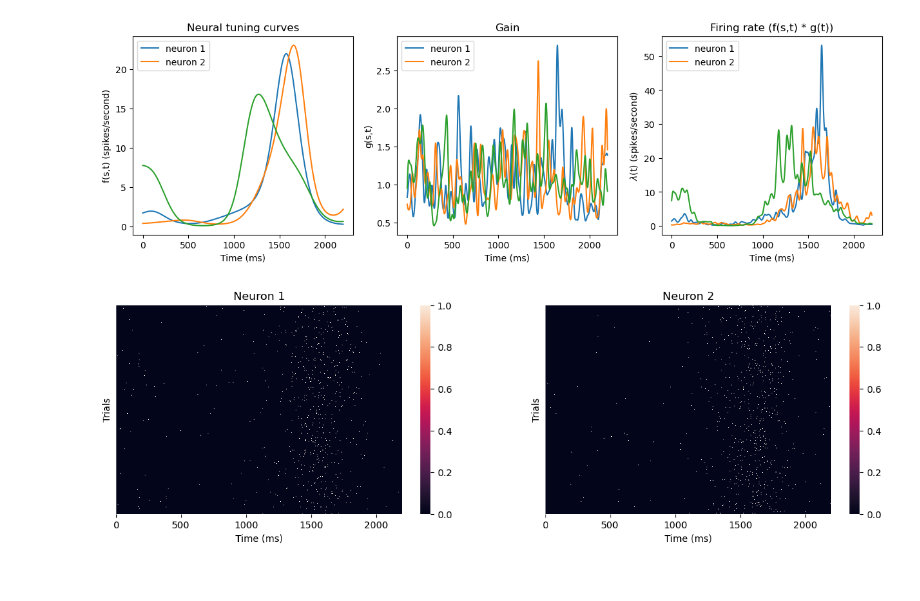
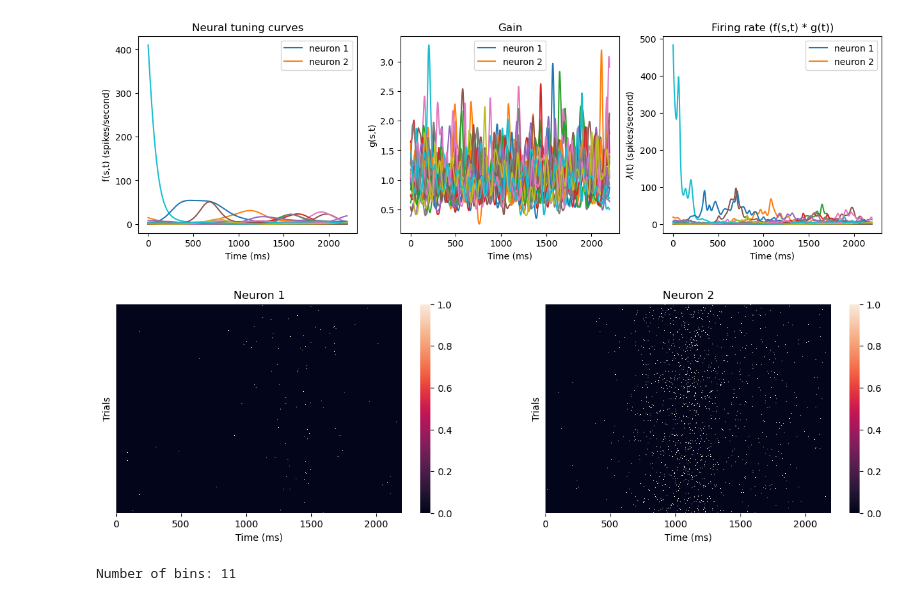
Before and after one commit to nguyen-td/timescales_curvature, a Jupyter notebook: discriminate_populations.ipynb, the cells around one changed output. Cells and saved outputs as stored; diff of their text form; code cells hidden in the pictures.

```diff
--- a/discriminate_populations.ipynb
+++ b/discriminate_populations.ipynb
@@ -36,32 +40,33 @@ n_trials = rate.shape[2]
 # %%
 # pick two neurons only
 # neuron_idx = [12, 14]
-neuron_idx = [12, 13, 14]
+# neuron_idx = [12, 13, 14]
 # neuron_idx = [12, 13, 14, 15]
+neuron_idx = np.arange(0, n_neurons)
 
 fig, axs = plt.subplots(1, 3, figsize=(15, 4))
 
 axs[0].plot(tuning_curves[neuron_idx, :, 0].T)
 axs[0].set_xlabel('Time (ms)')
 axs[0].set_ylabel('f(s,t) (spikes/second)')
 axs[0].set_title('Neural tuning curves')
 axs[0].legend(('neuron 1','neuron 2'))
 
 axs[1].plot(gain[neuron_idx, :, 0].T)
 axs[1].set_xlabel('Time (ms)')
 axs[1].set_ylabel('g(s,t)')
 axs[1].set_title('Gain')
 axs[1].legend(('neuron 1','neuron 2'))
 
 axs[2].plot(rate[neuron_idx, :, 0].T)
 axs[2].set_xlabel('Time (ms)')
 axs[2].set_ylabel(r'$\lambda$(t) (spikes/second)')
 axs[2].set_title('Firing rate (f(s,t) * g(t))')
 axs[2].legend(('neuron 1','neuron 2'))
 
 plt.show()
 # %% [output]
-[figure, old version]
+[figure, new version]
 # %%
 # simulate spikes
 dt = 1e-3
@@ -87,13 +92,16 @@ for i in range(2):
 
 plt.show()
 # %% [output]
-[figure, old version]
+[figure, new version]
 # %%
 # create population response vectors; the number of bins determine the number of representational locations
 bin_length = int(bin_sizes_all[ibin] / dt)
 n_bins = int(spike_train.shape[1] // bin_length)
 spike_train_reshaped = np.reshape(spike_train, (len(neuron_idx), n_bins, bin_length, n_trials)) # n_neurons x n_bins x bin_length x n_trials
 mean_spike_train = np.sum(spike_train_reshaped, axis=2) # n_neurons x n_bins x n_trials
+print(f'Number of bins: {n_bins}')
+# %% [output]
+Number of bins: 11
 # %%
 # plot binned spike counts
 ticks = np.arange(0, spike_train.shape[1], 500)
```
Also changed, not shown: parts of 10 cells of this notebook.
